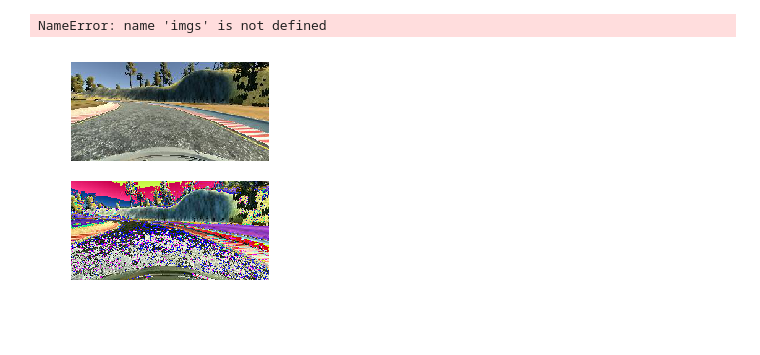
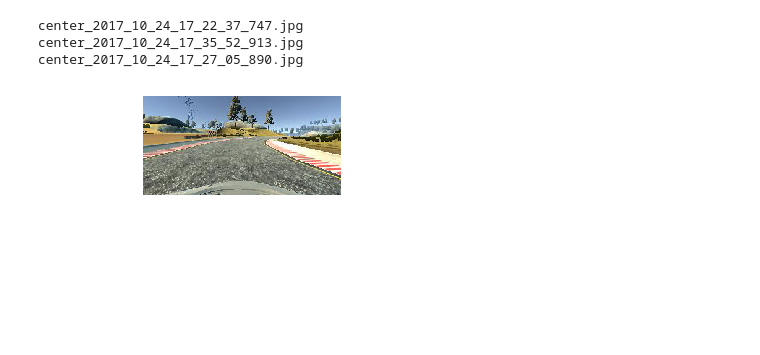
Before and after one commit to kevinwestern/CarND-Behavioral-Cloning-P3, a Jupyter notebook: model.ipynb, the cells around one changed output. Drawn from its saved outputs; the diff is of its cells as text; code cells hidden in the pictures.

Commit message:
Flipping images. Working with a larger dataset.

```diff
--- a/model.ipynb
+++ b/model.ipynb
@@ -1,3 +1,7 @@
+# %%
+NORMAL_DRIVING_PATH = './data2/normal/'
+CORRECTIN_DRIVING_PATH = './data2/correcting/'
+REVERSE_DRIVING_PATH = './data2/reverse/'
 # %%
 import csv
 import cv2
@@ -5,24 +9,22 @@ import matplotlib.pyplot as plt
 import numpy as np
 %matplotlib inline
 
-def get_images(line):
-    """Returns centered, left and right images"""
-    result = []
-    for i in range(0, 3):
-            source = line[i]
-            filename = source.split('/')[-1]
-            img_path = './data/IMG/%s' % filename
-            img = cv2.imread(img_path, cv2.IMREAD_COLOR)
-            result.append(cv2.cvtColor(img, cv2.COLOR_BGR2RGB))
-
-    return result
+def get_lines(path):
+    lines = []
+    with open ('%sdriving_log.csv' % path) as csvfile:
+        reader = csv.reader(csvfile)
+        for line in reader:
+            lines.append(line)
+        return lines
 
 
-lines = []
-with open ('./data/driving_log.csv') as csvfile:
-    reader = csv.reader(csvfile)
-    for line in reader:
-        lines.append(line)
-
-# Ignore the header
-lines = lines[1:]
+normal_lines = get_lines(NORMAL_DRIVING_PATH)
+correction_lines = get_lines(CORRECTIN_DRIVING_PATH)
+reverse_lines = get_lines(REVERSE_DRIVING_PATH)
+print(normal_lines[0][0].split('/')[-1])
+print(correction_lines[0][0].split('/')[-1])
+print(reverse_lines[0][0].split('/')[-1])
+# %% [output]
+center_2017_10_24_17_22_37_747.jpg
+center_2017_10_24_17_35_52_913.jpg
+center_2017_10_24_17_27_05_890.jpg
@@ -76,28 +31,26 @@ channels = imgs[0].shape[2]
-# %%
-import numpy as np
-X_train = np.asarray(imgs)
-y_train = np.asarray(angles)
-
-plt.figure(figsize=(5,5))
-plt.imshow(X_train[0])
-# %% [output]
-NameError: name 'imgs' is not defined
+# %%
+def load_image(img_full_path):
+    # Name of the img, e.g. center_2017_10_24_17_22_37_747.jpg
+    name = img_full_path.split('/')[-1]
+
+    # Mode, i.e. normal, correcting, reverse
+    dataset = img_full_path.split('/')[-3]
+
+    path = './data2/%s/IMG/%s' % (dataset, name)
+    img = cv2.imread(path, cv2.IMREAD_COLOR)
+    img = cv2.cvtColor(img, cv2.COLOR_BGR2RGB)
+    return img
 # %%
-# Play with colors
 import matplotlib.pyplot as plt
-from skimage.exposure import equalize_hist
 %matplotlib inline
 
-sample_img = X_train[0]
-new_img = ((sample_img / 127.6) - 1)
-
+sample_img = load_image(reverse_lines[0][0])
 
 fig, ax = plt.subplots(nrows=2)
 ax = ax.ravel()
 ax[0].imshow(sample_img)
-ax[1].imshow(new_img, cmap='gray')
 
 for a in ax:
     a.axis('off')
 # %% [output]
-[figure, old version]
+[figure, new version]
```
Also changed, not shown: parts of 6 cells of this notebook, 2 other files.
